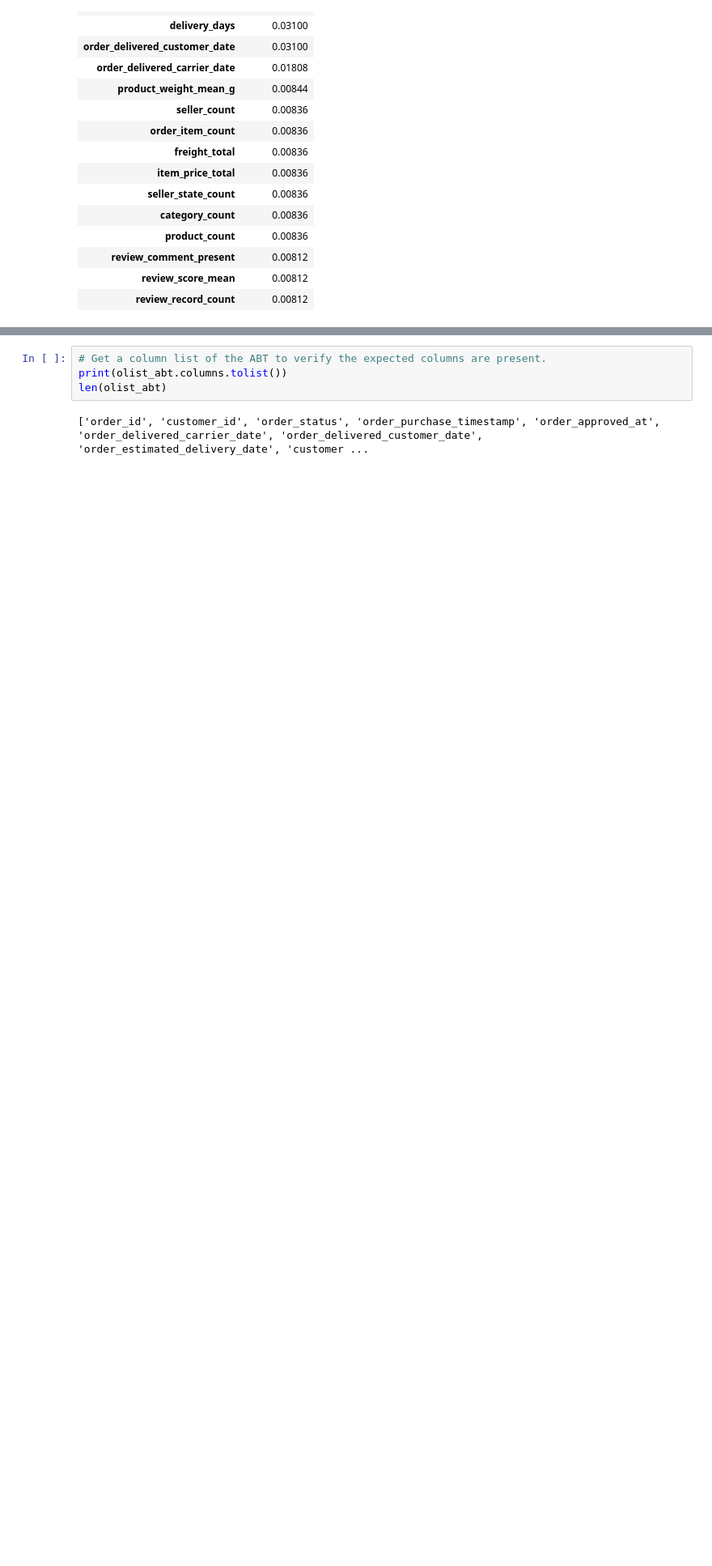
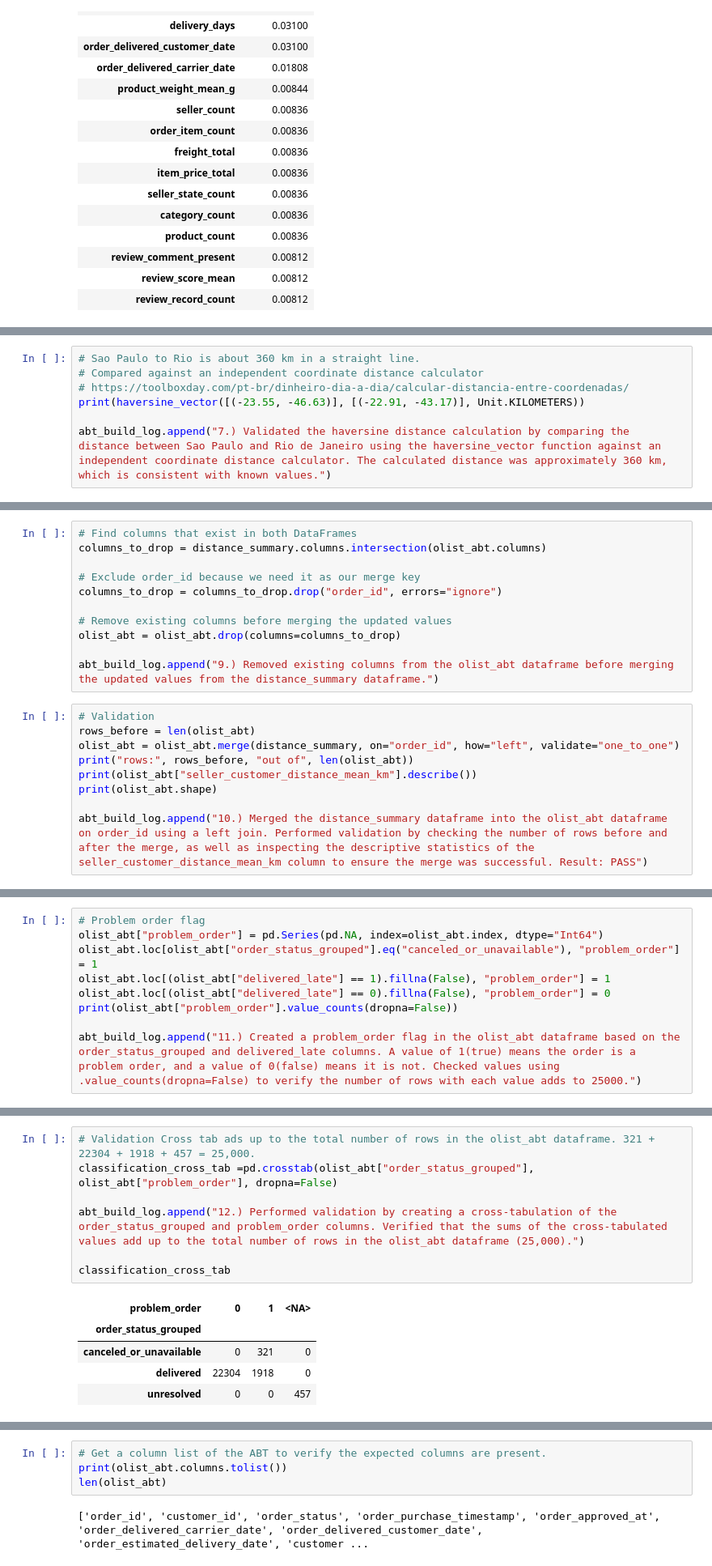
Before and after one commit to JonathanStachowiak/Option_2_Final_Project_Jonathan_Stachowiak, a Jupyter notebook: notebooks/olist_project_starter.ipynb, the cells around one changed output, grey strips where cells are left out. Shown at 81% size. Drawn from its saved outputs; the diff is of its cells as text; blank space fills up the shorter version.

```diff
--- a/notebooks/olist_project_starter.ipynb
+++ b/notebooks/olist_project_starter.ipynb
@@ -838,0 +967,7 @@ Name: count, dtype: int64
+# %%
+# Sao Paulo to Rio is about 360 km in a straight line.
+# Compared against an independent coordinate distance calculator
+# https://toolboxday.com/pt-br/dinheiro-dia-a-dia/calcular-distancia-entre-coordenadas/
+print(haversine_vector([(-23.55, -46.63)], [(-22.91, -43.17)], Unit.KILOMETERS))
+
+abt_build_log.append("7.) Validated the haversine distance calculation by comparing the distance between Sao Paulo and Rio de Janeiro using the haversine_vector function against an independent coordinate distance calculator. The calculated distance was approximately 360 km, which is consistent with known values.")
@@ -838,0 +989,20 @@ Name: count, dtype: int64
+# %%
+# Find columns that exist in both DataFrames
+columns_to_drop = distance_summary.columns.intersection(olist_abt.columns)
+
+# Exclude order_id because we need it as our merge key
+columns_to_drop = columns_to_drop.drop("order_id", errors="ignore")
+
+# Remove existing columns before merging the updated values
+olist_abt = olist_abt.drop(columns=columns_to_drop)
+
+abt_build_log.append("9.) Removed existing columns from the olist_abt dataframe before merging the updated values from the distance_summary dataframe.")
+# %%
+# Validation
+rows_before = len(olist_abt)
+olist_abt = olist_abt.merge(distance_summary, on="order_id", how="left", validate="one_to_one")
+print("rows:", rows_before, "out of", len(olist_abt))
+print(olist_abt["seller_customer_distance_mean_km"].describe())
+print(olist_abt.shape)
+
+abt_build_log.append("10.) Merged the distance_summary dataframe into the olist_abt dataframe on order_id using a left join. Performed validation by checking the number of rows before and after the merge, as well as inspecting the descriptive statistics of the seller_customer_distance_mean_km column to ensure the merge was successful. Result: PASS")
@@ -838,0 +1021,9 @@ Name: count, dtype: int64
+# %%
+# Problem order flag
+olist_abt["problem_order"] = pd.Series(pd.NA, index=olist_abt.index, dtype="Int64")
+olist_abt.loc[olist_abt["order_status_grouped"].eq("canceled_or_unavailable"), "problem_order"] = 1
+olist_abt.loc[(olist_abt["delivered_late"] == 1).fillna(False), "problem_order"] = 1
+olist_abt.loc[(olist_abt["delivered_late"] == 0).fillna(False), "problem_order"] = 0
+print(olist_abt["problem_order"].value_counts(dropna=False))
+
+abt_build_log.append("11.) Created a problem_order flag in the olist_abt dataframe based on the order_status_grouped and delivered_late columns. A value of 1(true) means the order is a problem order, and a value of 0(false) means it is not. Checked values using .value_counts(dropna=False) to verify the number of rows with each value adds to 25000.")
@@ -838,0 +1036,13 @@ Name: count, dtype: int64
+# %%
+# Validation Cross tab ads up to the total number of rows in the olist_abt dataframe. 321 + 22304 + 1918 + 457 = 25,000.
+classification_cross_tab =pd.crosstab(olist_abt["order_status_grouped"], olist_abt["problem_order"], dropna=False)
+
+abt_build_log.append("12.) Performed validation by creating a cross-tabulation of the order_status_grouped and problem_order columns. Verified that the sums of the cross-tabulated values add up to the total number of rows in the olist_abt dataframe (25,000).")
+
+classification_cross_tab
+# %% [output]
+| problem_order | 0 | 1 | <NA> |
+| order_status_grouped |  |  |  |
+| canceled_or_unavailable | 0 | 321 | 0 |
+| delivered | 22304 | 1918 | 0 |
+| unresolved | 0 | 0 | 457 |
```
Also changed, not shown: parts of 19 cells of this notebook, 1 other file.
